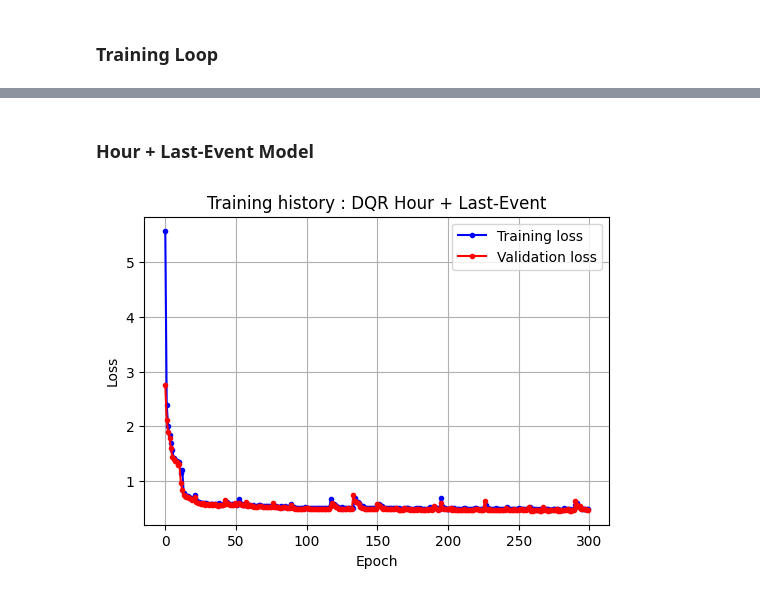
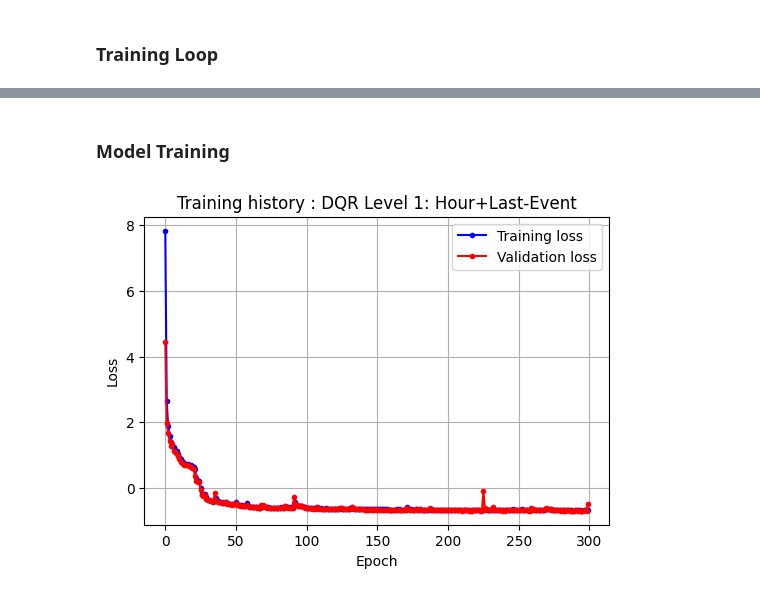
Before and after one commit to archer-paul/DeepQR-Microstructure, a Jupyter notebook: deepNN.ipynb, the cells around one changed output, grey strips where cells are left out. Cells and saved outputs as stored; diff of their text form; code cells hidden in the pictures.

```diff
--- a/deepNN.ipynb
+++ b/deepNN.ipynb
@@ -156,0 +114,3 @@ df_train[df_train["lvl"]==1]
+# %%
+dfs_by_abs_level = build_training_dfs_by_abs_level(df_train)
+print(dfs_by_abs_level.keys())
@@ -184,10 +162,11 @@ Hours + Last Event: $x_k = [q_k, h_k, \eta_{k-1}]$
 # %%
 from dqrfunctions import build_dataset
 
-data_vanilla = build_dataset(df_train, use_hour=False, use_last_event=False)
-data_hour = build_dataset(df_train, use_hour=True, use_last_event=False)
-data_last_event = build_dataset(df_train, use_hour=False, use_last_event=True)
-data_hour_last_event = build_dataset(df_train, use_hour=True, use_last_event=True)
+df_train_1 = build_dataset(dfs_by_abs_level[1], use_hour=True, use_last_event=True)
+df_train_2 = build_dataset(dfs_by_abs_level[2], use_hour=True, use_last_event=True)
+df_train_3 = build_dataset(dfs_by_abs_level[3], use_hour=True, use_last_event=True)
+df_train_4 = build_dataset(dfs_by_abs_level[4], use_hour=True, use_last_event=True)
+df_train_5 = build_dataset(dfs_by_abs_level[5], use_hour=True, use_last_event=True)
 
-display(data_hour_last_event)
+display(df_train_1)
 # %% [output]
@@ -251,13 +193,13 @@ model_last_event.plot_history(model_name="Last-Event")
 # %% [markdown]
-### Hour + Last-Event Model ###
+### Model Training ###
 # %%
-model_hour_last_event = get_or_train_model(
-    f"models/{ticker}/dqr_hour_last_event.pt",
-    data=data_hour_last_event,
+model_level_1 = get_or_train_model(
+    f"models/{ticker}/dqr_level_1.pt",
+    data=df_train_1,
     compute_model=False,
     use_hour=True,
     use_last_event=True,
-    hour_num_classes=df_train["hour_last_event"].nunique())
-model_hour_last_event.plot_history(model_name="Hour + Last-Event")
+    hour_num_classes=dfs_by_abs_level[1]["hour_last_event"].nunique())
+model_level_1.plot_history(model_name="Level 1: Hour+Last-Event")
 # %% [output]
-[figure, old version]
+[figure, new version]
```
Also changed, not shown: parts of 24 cells of this notebook, 6 other files.
